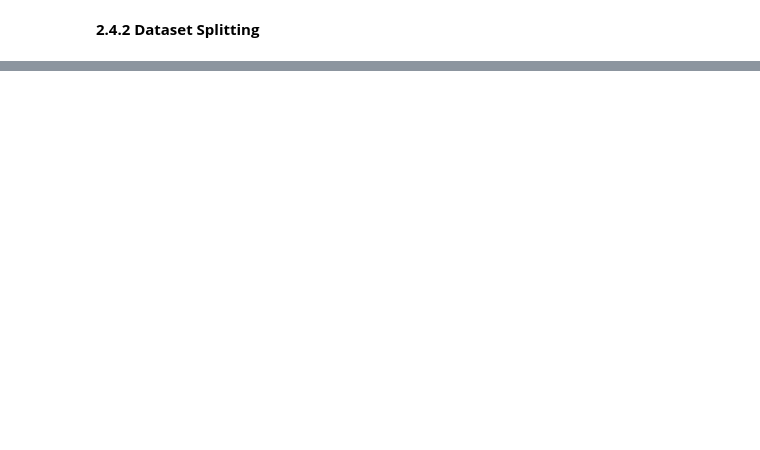
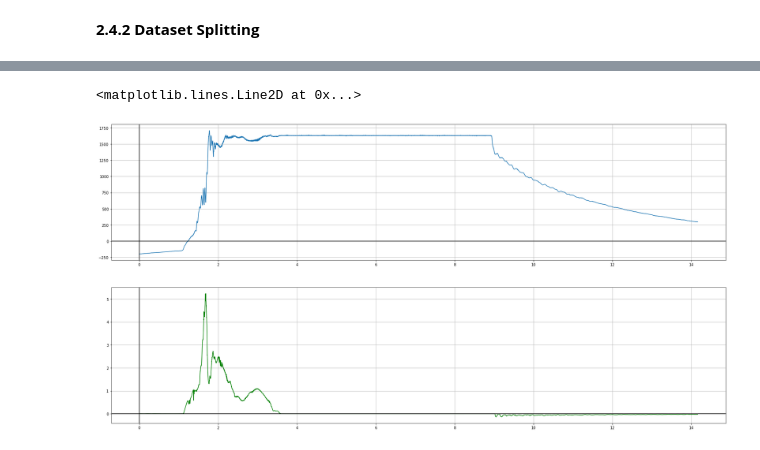
Before and after one commit to Ayushman-Choudhuri/RWTH_Hackmining_Hackathon, a Jupyter notebook: src/RWTH - Hack Mining Hackathon.ipynb, the cells around one changed output, grey strips where cells are left out. Drawn from its saved outputs; the diff is of its cells as text; code cells hidden in the pictures; blank space fills up the shorter version.

```diff
--- a/src/RWTH - Hack Mining Hackathon.ipynb
+++ b/src/RWTH - Hack Mining Hackathon.ipynb
@@ -164,0 +169,14 @@ ax.axvline(x=0, color='k')
+# %%
+fig, ax = plt.subplots(2,1, figsize = (30,15))
+ax[0].plot(time, torque_raw )
+ax[0].grid(True, which='both')
+ax[0].axhline(y=0, color='k')
+ax[0].axvline(x=0, color='k')
+
+ax[1].plot(time, rpm_raw , 'g')
+ax[1].grid(True, which='both')
+ax[1].axhline(y=0, color='k')
+ax[1].axvline(x=0, color='k')
+# %% [output]
+<matplotlib.lines.Line2D at 0x...>
+[figure, added]
```
Also changed, not shown: parts of 4 cells of this notebook.
